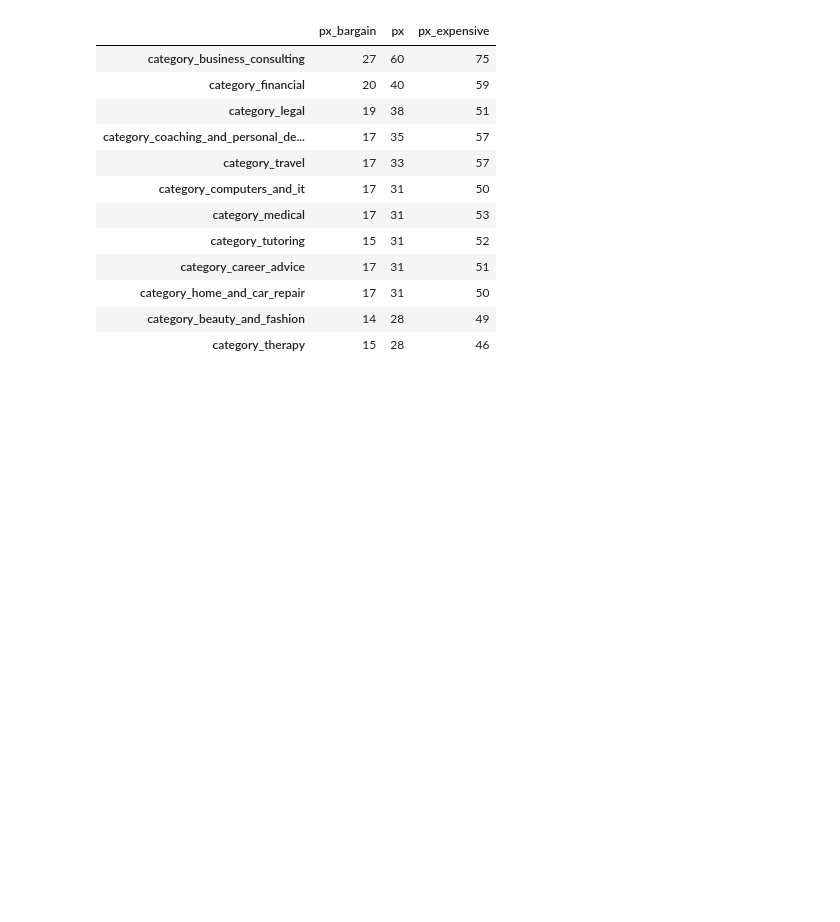
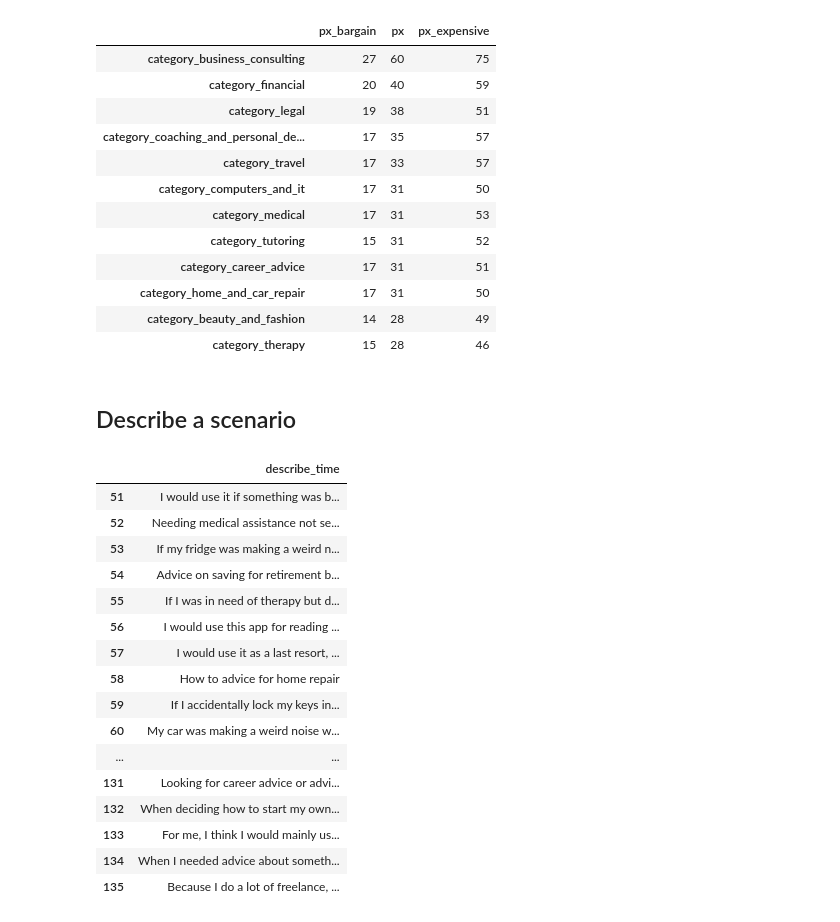
Before and after one commit to ntountasakis/expertapp, a Jupyter notebook: studies/market_research_survey/nbs/01_survey_analysis.ipynb, the cells around one changed output. Cells and saved outputs as stored; diff of their text form; code cells hidden in the pictures; blank space fills up the shorter version.

Commit message:
adding text and describe sections

```diff
--- a/studies/market_research_survey/nbs/01_survey_analysis.ipynb
+++ b/studies/market_research_survey/nbs/01_survey_analysis.ipynb
@@ -13,6 +13,9 @@ plt.rcParams["figure.figsize"] = (15, 7)
 
 import warnings
 warnings.filterwarnings("ignore")
+
+pd.set_option('display.max_colwidth', None)
+pd.set_option('display.max_rows', None)
 # %%
 def show_pct(vals):
     return vals.value_counts().divide(len(vals)).to_frame().style.format('{:,.0%}')
@@ -216,3 +219,25 @@ px_by_category.sort_values(by='px', ascending=False).style.format('{:,.0f}')
 | category_home_and_car_repair | 17 | 31 | 50 |
 | category_beauty_and_fashion | 14 | 28 | 49 |
 | category_therapy | 15 | 28 | 46 |
+# %% [markdown]
+## Describe a scenario
+# %%
+df[['describe_time']].dropna().style.set_properties(**{'text-align': 'left'})
+# %% [output]
+|  | describe_time |
+| 51 | I would use it if something was b... |
+| 52 | Needing medical assistance not se... |
+| 53 | If my fridge was making a weird n... |
+| 54 | Advice on saving for retirement b... |
+| 55 | If I was in need of therapy but d... |
+| 56 | I would use this app for reading ... |
+| 57 | I would use it as a last resort, ... |
+| 58 | How to advice for home repair |
+| 59 | If I accidentally lock my keys in... |
+| 60 | My car was making a weird noise w... |
+| ... | ... |
+| 131 | Looking for career advice or advi... |
+| 132 | When deciding how to start my own... |
+| 133 | For me, I think I would mainly us... |
+| 134 | When I needed advice about someth... |
+| 135 | Because I do a lot of freelance, ... |
```
Also changed, not shown: parts of 2 cells of this notebook.
